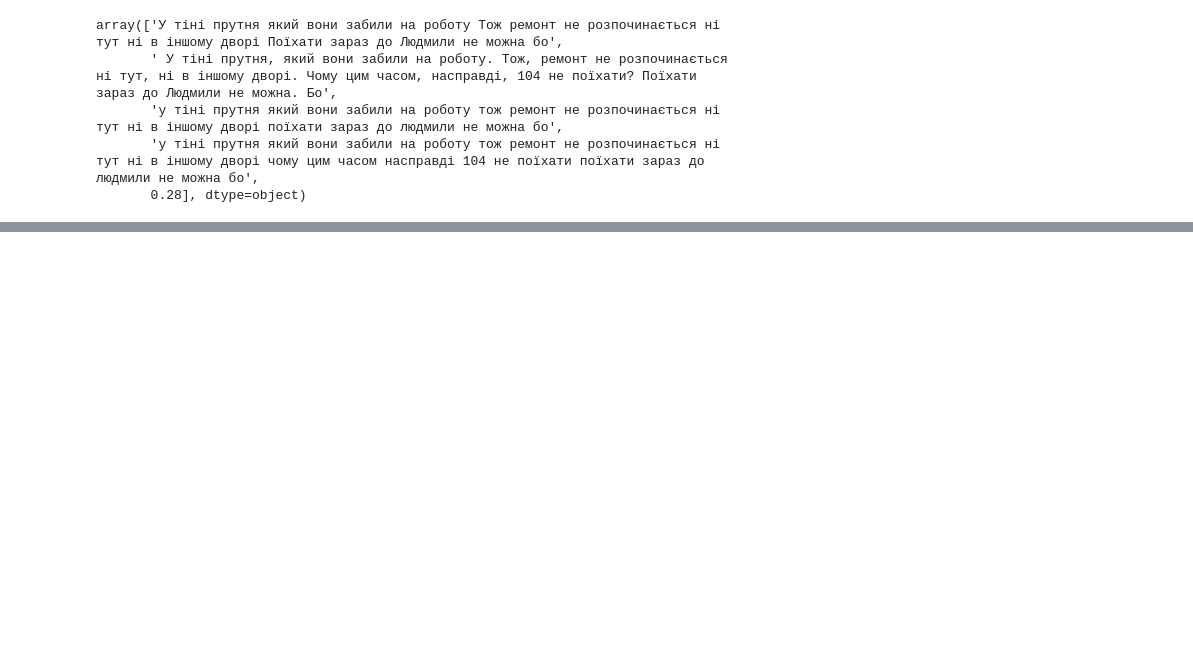
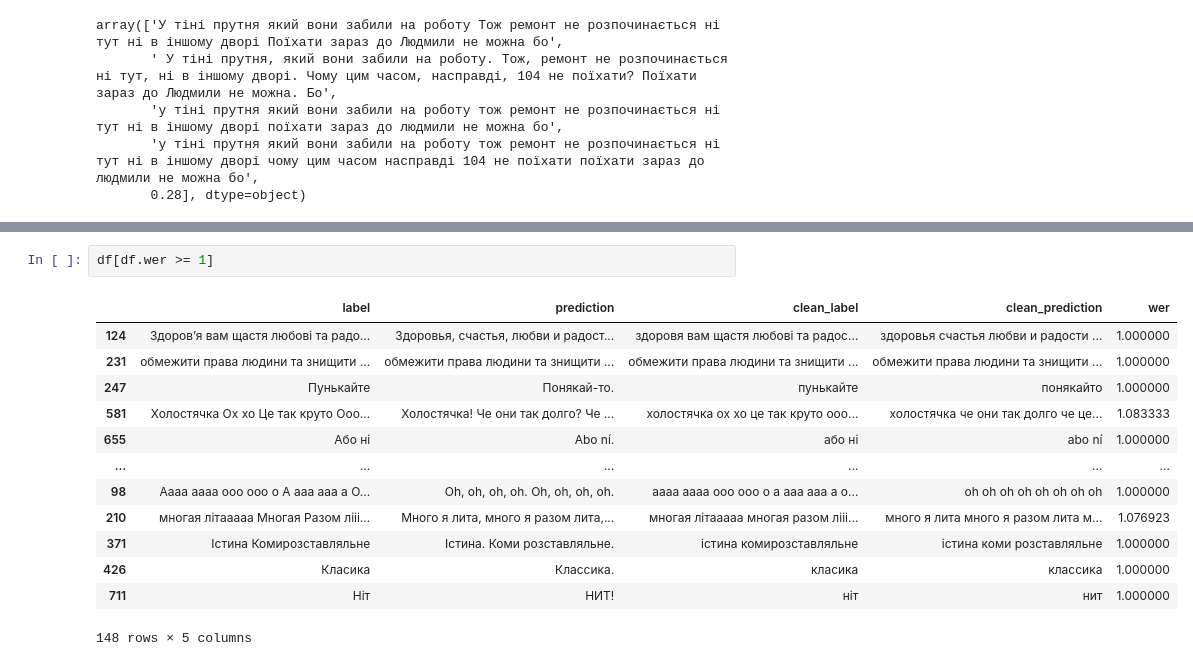
Before and after one commit to YuriiLaba/whisper_fine_tuning, a Jupyter notebook: whisper_wer_analysis.ipynb, the cells around one changed output, grey strips where cells are left out. Cells and saved outputs as stored; diff of their text form; blank space fills up the shorter version.

```diff
--- a/whisper_wer_analysis.ipynb
+++ b/whisper_wer_analysis.ipynb
@@ -105,0 +142,16 @@ def create_baseline_predictions(path_to_data, label_name, model):
+# %%
+df[df.wer >= 1]
+# %% [output]
+|  | label | prediction | clean_label | clean_prediction | wer |
+| 124 | Здоров’я вам щастя любові та радо... | Здоровья, счастья, любви и радост... | здоровя вам щастя любові та радос... | здоровья счастья любви и радости ... | 1.000000 |
+| 231 | обмежити права людини та знищити ... | обмежити права людини та знищити ... | обмежити права людини та знищити ... | обмежити права людини та знищити ... | 1.000000 |
+| 247 | Пунькайте | Понякай-то. | пунькайте | понякайто | 1.000000 |
+| 581 | Холостячка Ох хо Це так круто Ооо... | Холостячка! Че они так долго? Че ... | холостячка ох хо це так круто ооо... | холостячка че они так долго че це... | 1.083333 |
+| 655 | Або ні | Abo ní. | або ні | abo ní | 1.000000 |
+| ... | ... | ... | ... | ... | ... |
+| 98 | Аааа аааа ооо ооо о А ааа ааа а О... | Oh, oh, oh, oh. Oh, oh, oh, oh. | аааа аааа ооо ооо о а ааа ааа а о... | oh oh oh oh oh oh oh oh | 1.000000 |
+| 210 | многая літааааа Многая Разом лііі... | Много я лита, много я разом лита,... | многая літааааа многая разом лііі... | много я лита много я разом лита м... | 1.076923 |
+| 371 | Істина Комирозставляльне | Істина. Коми розставляльне. | істина комирозставляльне | істина коми розставляльне | 1.000000 |
+| 426 | Класика | Классика. | класика | классика | 1.000000 |
+| 711 | Ніт | НИТ! | ніт | нит | 1.000000 |
+148 rows × 5 columns
```
Also changed, not shown: parts of 19 cells of this notebook, 2 other files.
